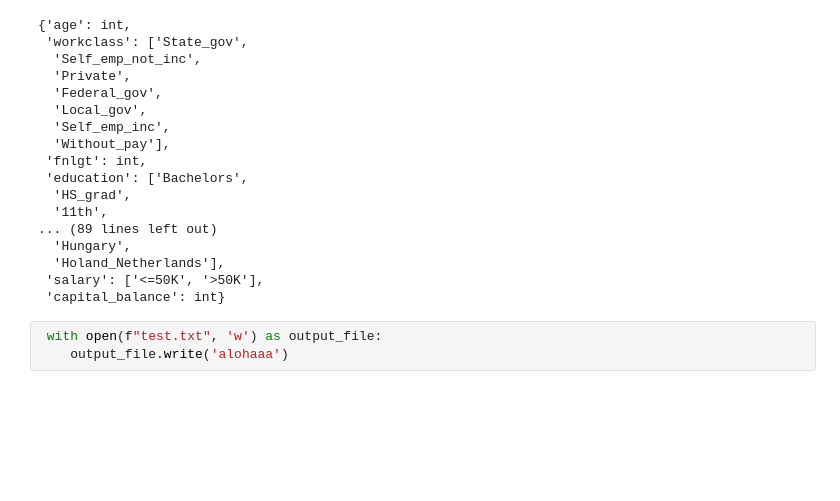
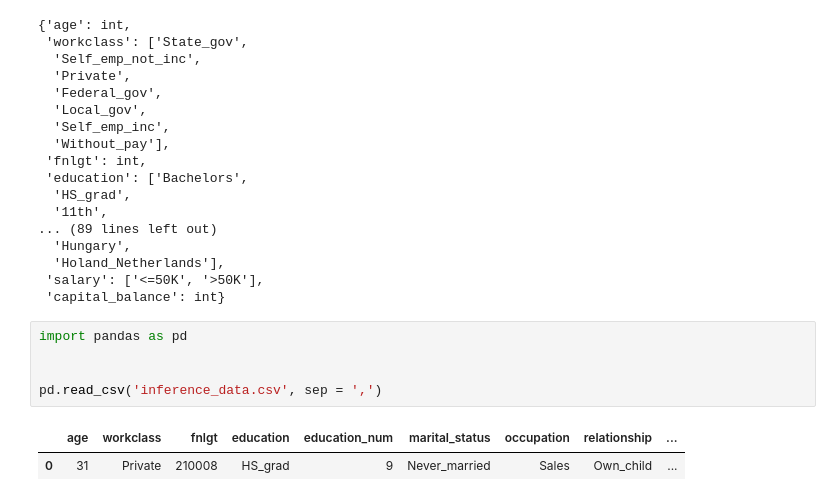
Before and after one commit to Bernovsk/Census_Machine_Learning_Deploy, a Jupyter notebook: data/clean_data.ipynb, the cells around one changed output. Saved outputs shown, nothing was run; the diff lists cells and outputs as text; blank space fills up the shorter version.

```diff
--- a/data/clean_data.ipynb
+++ b/data/clean_data.ipynb
@@ -197,6 +197,11 @@ dicionario
   'Holand_Netherlands'],
  'salary': ['<=50K', '>50K'],
  'capital_balance': int}
-# %%
- with open(f"test.txt", 'w') as output_file:
-    output_file.write('alohaaa')
+# %%
+import pandas as pd
+
+
+pd.read_csv('inference_data.csv', sep = ',')
+# %% [output]
+|  | age | workclass | fnlgt | education | education_num | marital_status | occupation | relationship | ... |
+| 0 | 31 | Private | 210008 | HS_grad | 9 | Never_married | Sales | Own_child | ... |
```
Also changed, not shown: parts of 1 cell of this notebook, 8 other files.
